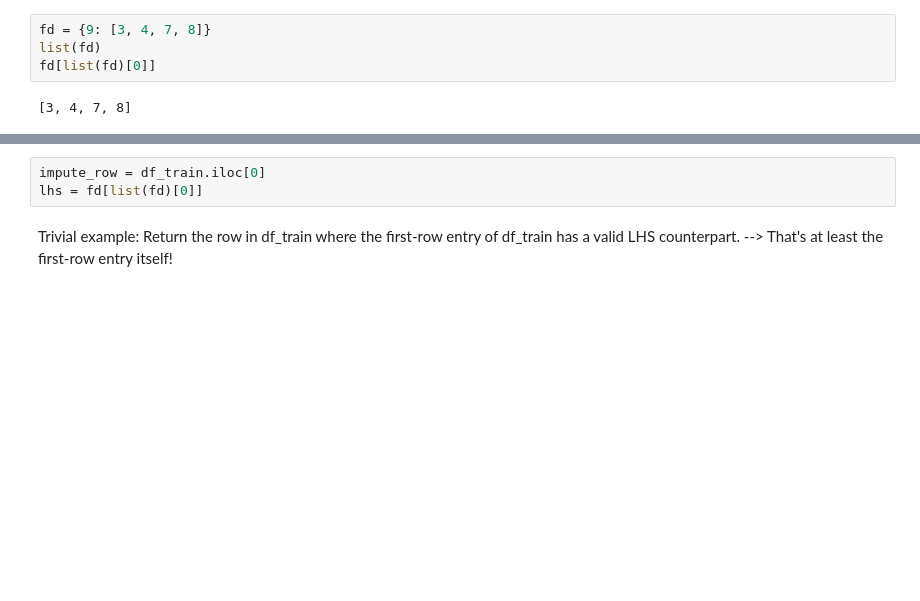
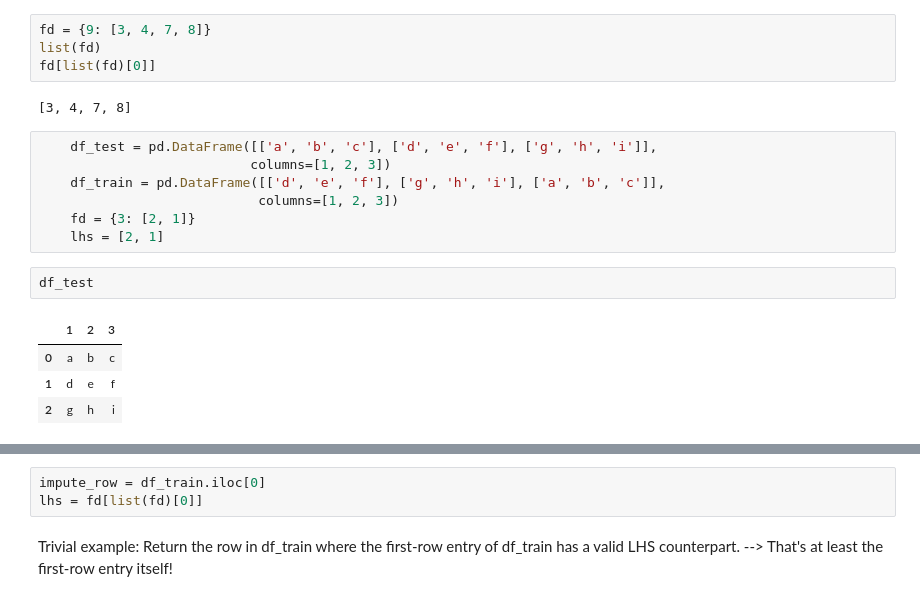
Before and after one commit to felixbiessmann/MLFD, a Jupyter notebook: fd_imputer_analysis.ipynb, the cells around one changed output, grey strips where cells are left out. Cells and saved outputs as stored; diff of their text form; blank space fills up the shorter version.

Commit message:
Added test for select_lhs_row

```diff
--- a/fd_imputer_analysis.ipynb
+++ b/fd_imputer_analysis.ipynb
@@ -80,3 +80,17 @@ list(fd)
 fd[list(fd)[0]]
 # %% [output]
 [3, 4, 7, 8]
+# %%
+    df_test = pd.DataFrame([['a', 'b', 'c'], ['d', 'e', 'f'], ['g', 'h', 'i']],
+                           columns=[1, 2, 3])
+    df_train = pd.DataFrame([['d', 'e', 'f'], ['g', 'h', 'i'], ['a', 'b', 'c']],
+                            columns=[1, 2, 3])
+    fd = {3: [2, 1]}
+    lhs = [2, 1]
+# %%
+df_test
+# %% [output]
+|  | 1 | 2 | 3 |
+| 0 | a | b | c |
+| 1 | d | e | f |
+| 2 | g | h | i |
```
Also changed, not shown: parts of 3 cells of this notebook, 3 other files.
